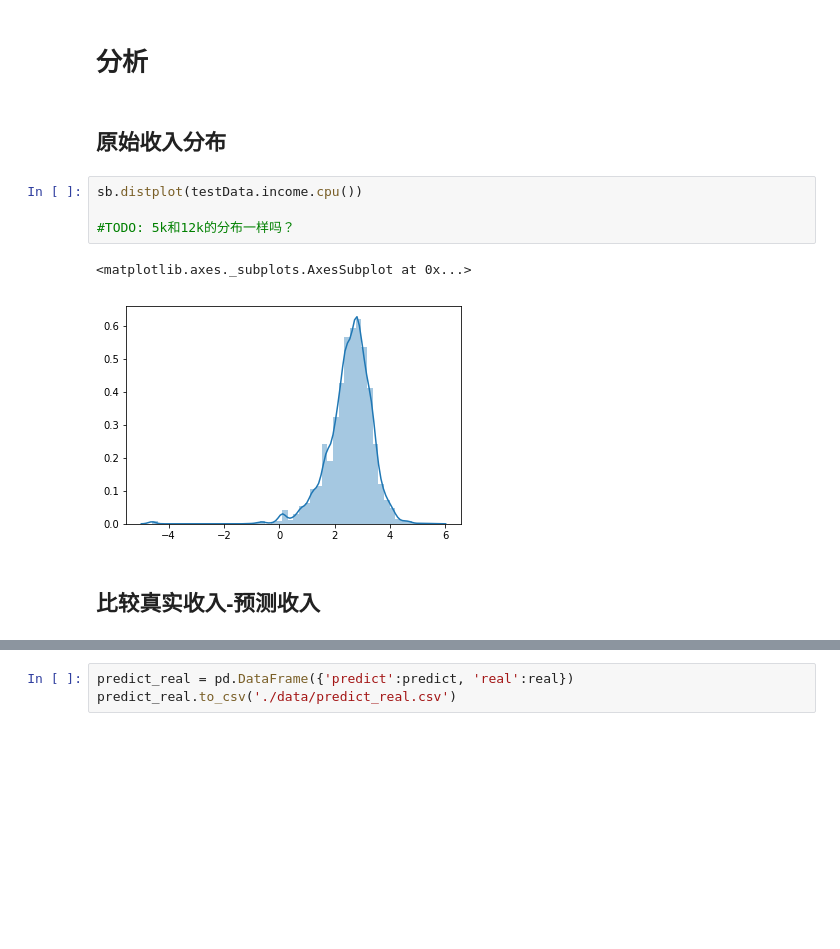
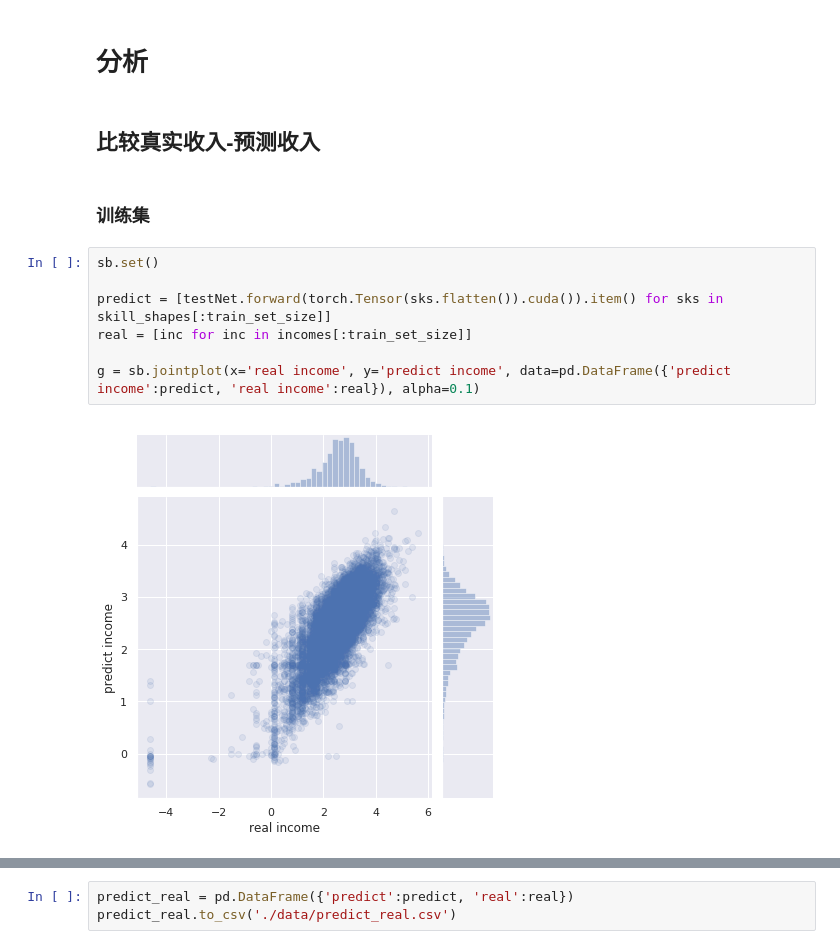
Before and after one commit to Zhangyanbo/Skills_and_Job, a Jupyter notebook: Skill_to_Job.ipynb, the cells around one changed output, grey strips where cells are left out. Saved outputs shown, nothing was run; the diff lists cells and outputs as text; blank space fills up the shorter version.

```diff
--- a/Skill_to_Job.ipynb
+++ b/Skill_to_Job.ipynb
@@ -322,13 +330,15 @@ epco 10000 loss: 0.00679296171875
 # %% [markdown]
 # 分析
-# %% [markdown]
-## 原始收入分布
-# %%
-sb.distplot(testData.income.cpu())
-
-#TODO: 5k和12k的分布一样吗？
-# %% [output]
-<matplotlib.axes._subplots.AxesSubplot at 0x...>
-[figure, removed]
 # %% [markdown]
 ## 比较真实收入-预测收入
+# %% [markdown]
+### 训练集
+# %%
+sb.set()
+
+predict = [testNet.forward(torch.Tensor(sks.flatten()).cuda()).item() for sks in skill_shapes[:train_set_size]]
+real = [inc for inc in incomes[:train_set_size]]
+
+g = sb.jointplot(x='real income', y='predict income', data=pd.DataFrame({'predict income':predict, 'real income':real}), alpha=0.1)
+# %% [output]
+[figure, added]
```
Also changed, not shown: parts of 7 cells of this notebook.
